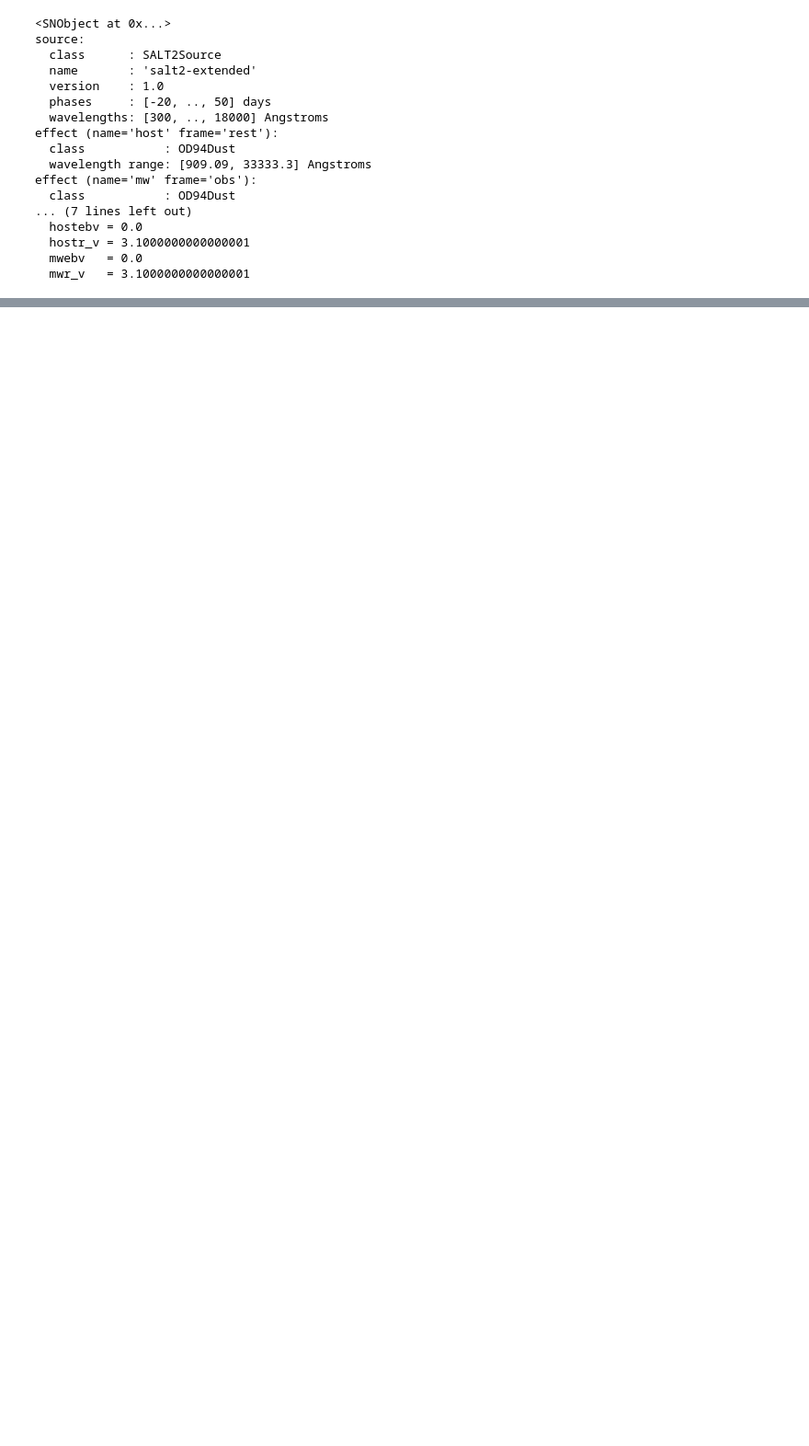
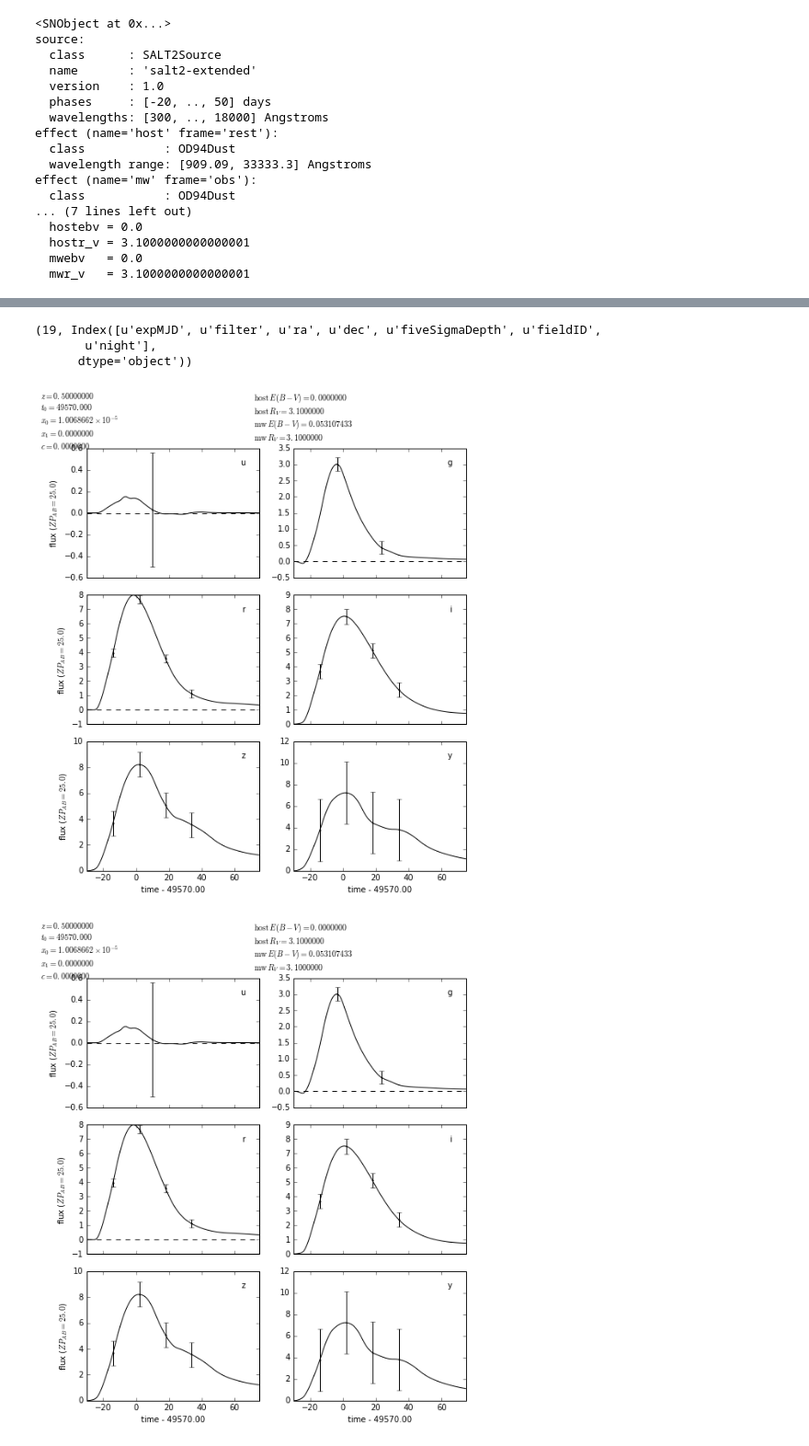
Before and after one commit to rbiswas4/Cadence, a Jupyter notebook: examples/ChangingRedshift.ipynb, the cells around one changed output, grey strips where cells are left out. Shown at 92% size. Saved outputs shown, nothing was run; the diff lists cells and outputs as text; code cells hidden in the pictures; blank space fills up the shorter version.

```diff
--- a/examples/ChangingRedshift.ipynb
+++ b/examples/ChangingRedshift.ipynb
@@ -76,0 +108,8 @@ effect (name='mw' frame='obs'):
+# %%
+q.lcplot()
+# %% [output]
+(19, Index([u'expMJD', u'filter', u'ra', u'dec', u'fiveSigmaDepth', u'fieldID',
+       u'night'],
+      dtype='object'))
+[figure, added]
+[figure, added]
```
Also changed, not shown: parts of 11 cells of this notebook, 5 other files.
